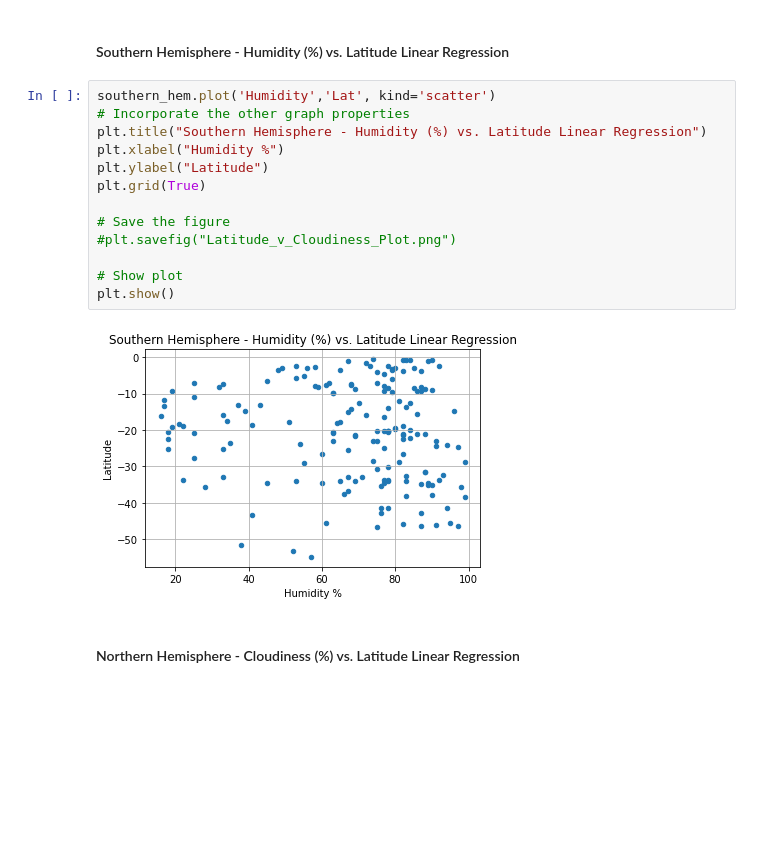
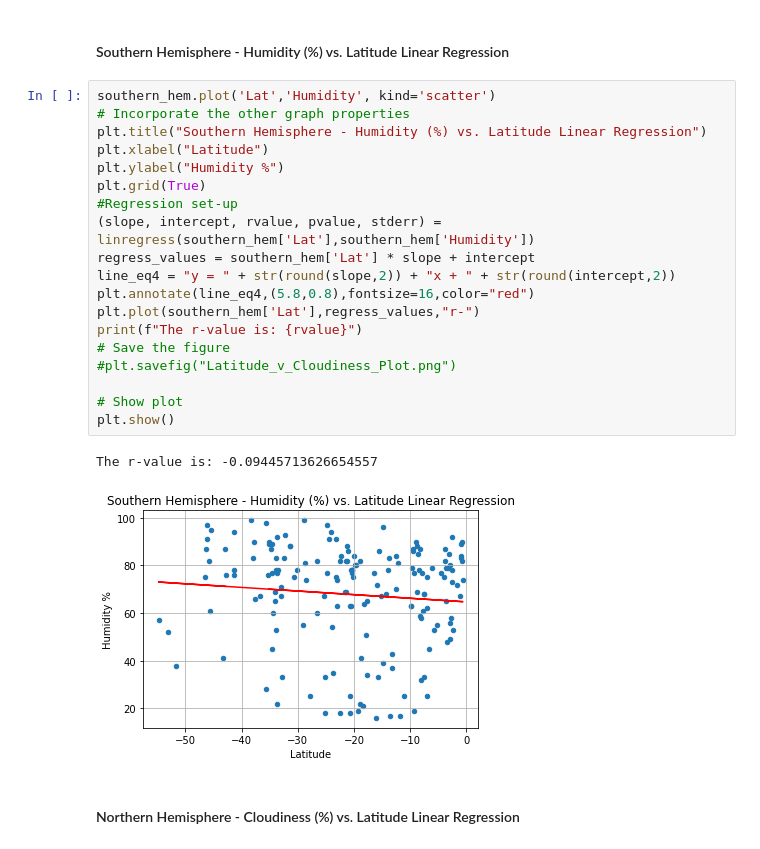
Before and after one commit to HBodden/Module-6-Challenge, a Jupyter notebook: WeatherPy/WeatherPy.ipynb, the cells around one changed output. Cells and saved outputs as stored; diff of their text form; blank space fills up the shorter version.

```diff
--- a/WeatherPy/WeatherPy.ipynb
+++ b/WeatherPy/WeatherPy.ipynb
@@ -401,20 +423,27 @@ plt.show()
 # %% [markdown]
 ####  Southern Hemisphere - Humidity (%) vs. Latitude Linear Regression
 # %%
-southern_hem.plot('Humidity','Lat', kind='scatter')
+southern_hem.plot('Lat','Humidity', kind='scatter')
 # Incorporate the other graph properties
 plt.title("Southern Hemisphere - Humidity (%) vs. Latitude Linear Regression")
-plt.xlabel("Humidity %")
-plt.ylabel("Latitude")
+plt.xlabel("Latitude")
+plt.ylabel("Humidity %")
 plt.grid(True)
-
+#Regression set-up
+(slope, intercept, rvalue, pvalue, stderr) = linregress(southern_hem['Lat'],southern_hem['Humidity'])
+regress_values = southern_hem['Lat'] * slope + intercept
+line_eq4 = "y = " + str(round(slope,2)) + "x + " + str(round(intercept,2))
+plt.annotate(line_eq4,(5.8,0.8),fontsize=16,color="red")
+plt.plot(southern_hem['Lat'],regress_values,"r-")
+print(f"The r-value is: {rvalue}")
 # Save the figure
 #plt.savefig("Latitude_v_Cloudiness_Plot.png")
 
 # Show plot
 plt.show()
 # %% [output]
+The r-value is: -0.09445713626654557
-[figure, old version]
+[figure, new version]
 # %% [markdown]
 ####  Northern Hemisphere - Cloudiness (%) vs. Latitude Linear Regression
 # %%
```
Also changed, not shown: parts of 9 cells of this notebook.
